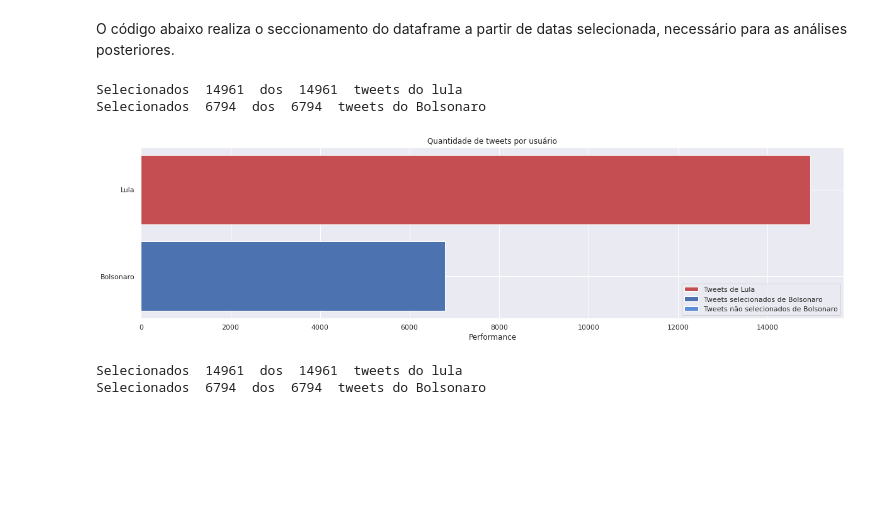
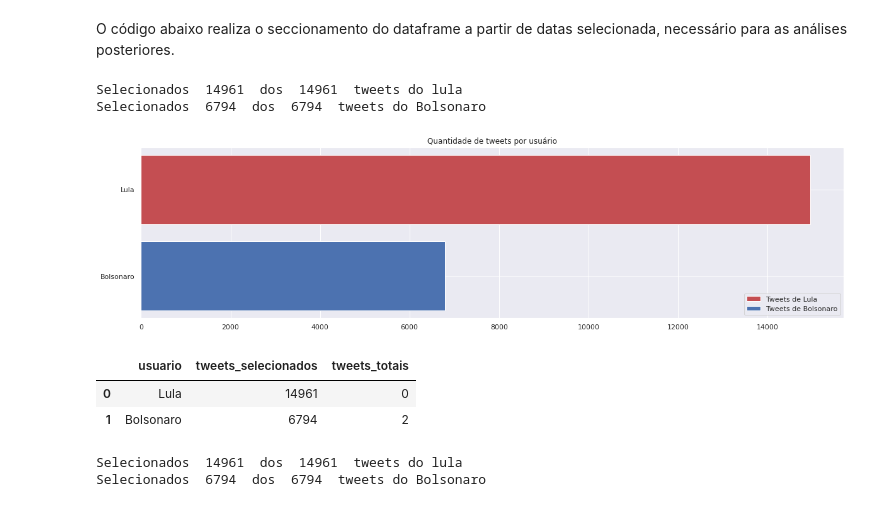
Before and after one commit to eduardodut/Analise-tweets-ICD-Unifor, a Jupyter notebook: AnaliseTweets.ipynb, the cells around one changed output. Cells and saved outputs as stored; diff of their text form; code cells hidden in the pictures; blank space fills up the shorter version.

```diff
--- a/AnaliseTweets.ipynb
+++ b/AnaliseTweets.ipynb
@@ -265,11 +265,11 @@ datas = datas.data.astype('datetime64[ns]')
 sns.set()
 lula = ["Lula",
         lula_filtrado.shape[0],
-        lula_restante.shape[0]]
+        lula_data.shape[0]-lula_filtrado.shape[0]]
 
 bolso = ["Bolsonaro",
          bolsonaro_filtrado.shape[0],
-         bolsonaro_restante.shape[0]]
+         bolso_data.shape[0]-bolsonaro_filtrado.shape[0]]
 
 dados = pd.DataFrame([lula,bolso],
                     columns= ['usuario',
@@ -295,35 +295,41 @@ if Lula and dados.tweets_totais.loc[dados.usuario=='Lula'].values[0]>0:
   lista_legenda.append('Tweets não selecionados de Lula')
 else:
   lista_legenda.append('Tweets de Lula')
 
 
 
 ax.barh(1, dados.tweets_selecionados.loc[dados.usuario=='Bolsonaro'],  align='center',color='#4c72b0')
 
 if Bolsonaro and dados.tweets_totais.loc[dados.usuario=='Bolsonaro'].values[0]>0:
   ax.barh(1, dados.tweets_totais.loc[dados.usuario=='Bolsonaro'],  align='center',color='#5d8cd9',left = dados.tweets_selecionados.loc[dados.usuario=='Bolsonaro'])
   lista_legenda.append('Tweets selecionados de Bolsonaro')
   lista_legenda.append('Tweets não selecionados de Bolsonaro')
 else:
   lista_legenda.append('Tweets de Bolsonaro')
 
 
 
 
 ax.set_yticks(y_pos)
 ax.set_yticklabels(dados.usuario)
 ax.invert_yaxis()
-ax.set_xlabel('Performance')
+
 ax.set_title('Quantidade de tweets por usuário')
 fig.set_size_inches(20,5)
 plt.legend(lista_legenda)
 print("Selecionados ",lula_filtrado.shape[0], ' dos ',lula_data.shape[0]," tweets do lula")
 print("Selecionados ",bolsonaro_filtrado.shape[0], ' dos ',bolso_data.shape[0]," tweets do Bolsonaro")
 plt.show()
 # %% [output]
 Selecionados  14961  dos  14961  tweets do lula
 Selecionados  6794  dos  6794  tweets do Bolsonaro
-[figure, old version]
+[figure, new version]
+# %%
+dados
+# %% [output]
+|  | usuario | tweets_selecionados | tweets_totais |
+| 0 | Lula | 14961 | 0 |
+| 1 | Bolsonaro | 6794 | 2 |
 # %%
 #@title Linha geral do tempo
 #@markdown Visualização em gráfico da atividade dos dois políticos ao longo do período abrangido pelos datasets de entrada.
```
